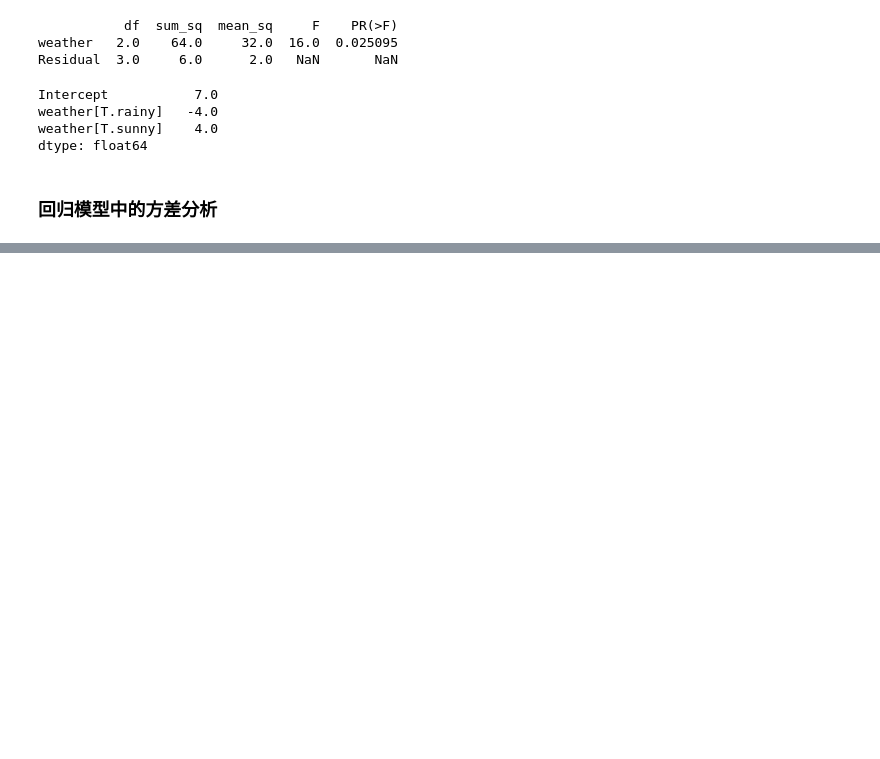
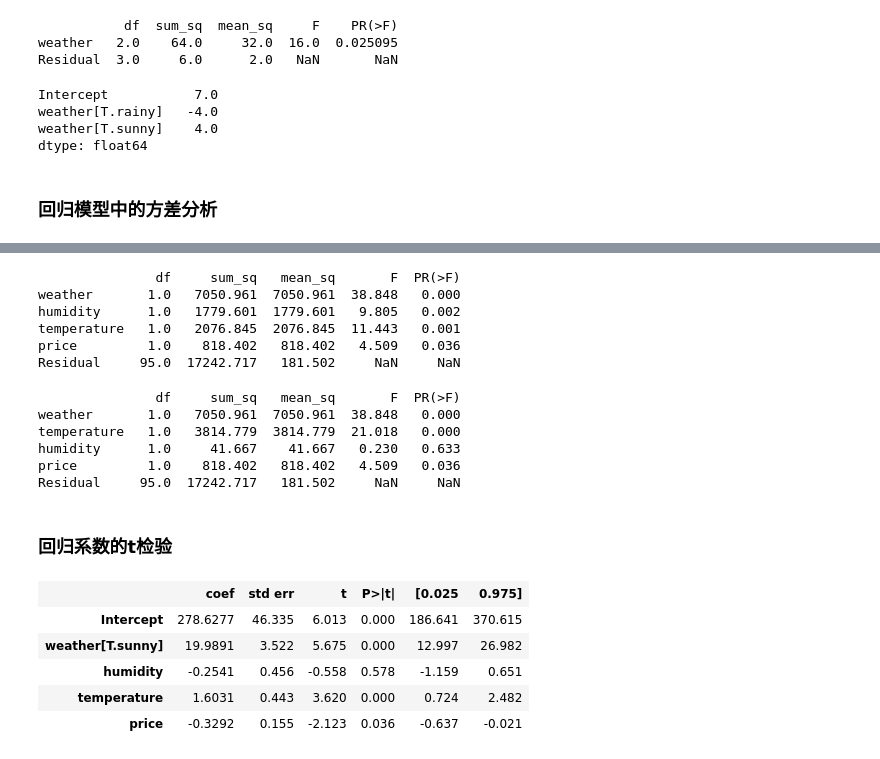
Before and after one commit to yuanzhen-lucas/mybioinfo, a Jupyter notebook: python/chapter5_python进行数据分析.ipynb, the cells around one changed output, grey strips where cells are left out. Drawn from its saved outputs; the diff is of its cells as text; code cells hidden in the pictures; blank space fills up the shorter version.

```diff
--- a/python/chapter5_python进行数据分析.ipynb
+++ b/python/chapter5_python进行数据分析.ipynb
@@ -367,0 +425,38 @@ Notes:
+# %%
+print(sm.stats.anova_lm(lm_sales, typ=1).round(3))
+# %% [output]
+               df     sum_sq   mean_sq       F  PR(>F)
+weather       1.0   7050.961  7050.961  38.848   0.000
+humidity      1.0   1779.601  1779.601   9.805   0.002
+temperature   1.0   2076.845  2076.845  11.443   0.001
+price         1.0    818.402   818.402   4.509   0.036
+Residual     95.0  17242.717   181.502     NaN     NaN
+# %%
+# 改变解释变量的顺序
+lm_sales_2 = smf.ols(
+    "sales ~ weather + temperature + humidity + price",
+    data=sales
+).fit()
+# 检验结果
+print(sm.stats.anova_lm(lm_sales_2, typ=1).round(3))
+
+# 变量只改变了位置，参数都没变，但是检验结果却变了。
+# 第二个模型中的湿度的p值约为0.6, 被认为不存在显著影响。
+# %% [output]
+               df     sum_sq   mean_sq       F  PR(>F)
+weather       1.0   7050.961  7050.961  38.848   0.000
+temperature   1.0   3814.779  3814.779  21.018   0.000
+humidity      1.0     41.667    41.667   0.230   0.633
+price         1.0    818.402   818.402   4.509   0.036
+Residual     95.0  17242.717   181.502     NaN     NaN
+# %% [markdown]
+### 回归系数的t检验
+# %%
+lm_sales.summary().tables[1]
+# %% [output]
+|  | coef | std err | t | P>|t| | [0.025 | 0.975] |
+| Intercept | 278.6277 | 46.335 | 6.013 | 0.000 | 186.641 | 370.615 |
+| weather[T.sunny] | 19.9891 | 3.522 | 5.675 | 0.000 | 12.997 | 26.982 |
+| humidity | -0.2541 | 0.456 | -0.558 | 0.578 | -1.159 | 0.651 |
+| temperature | 1.6031 | 0.443 | 3.620 | 0.000 | 0.724 | 2.482 |
+| price | -0.3292 | 0.155 | -2.123 | 0.036 | -0.637 | -0.021 |
```
Also changed, not shown: parts of 14 cells of this notebook, 1 other file.
